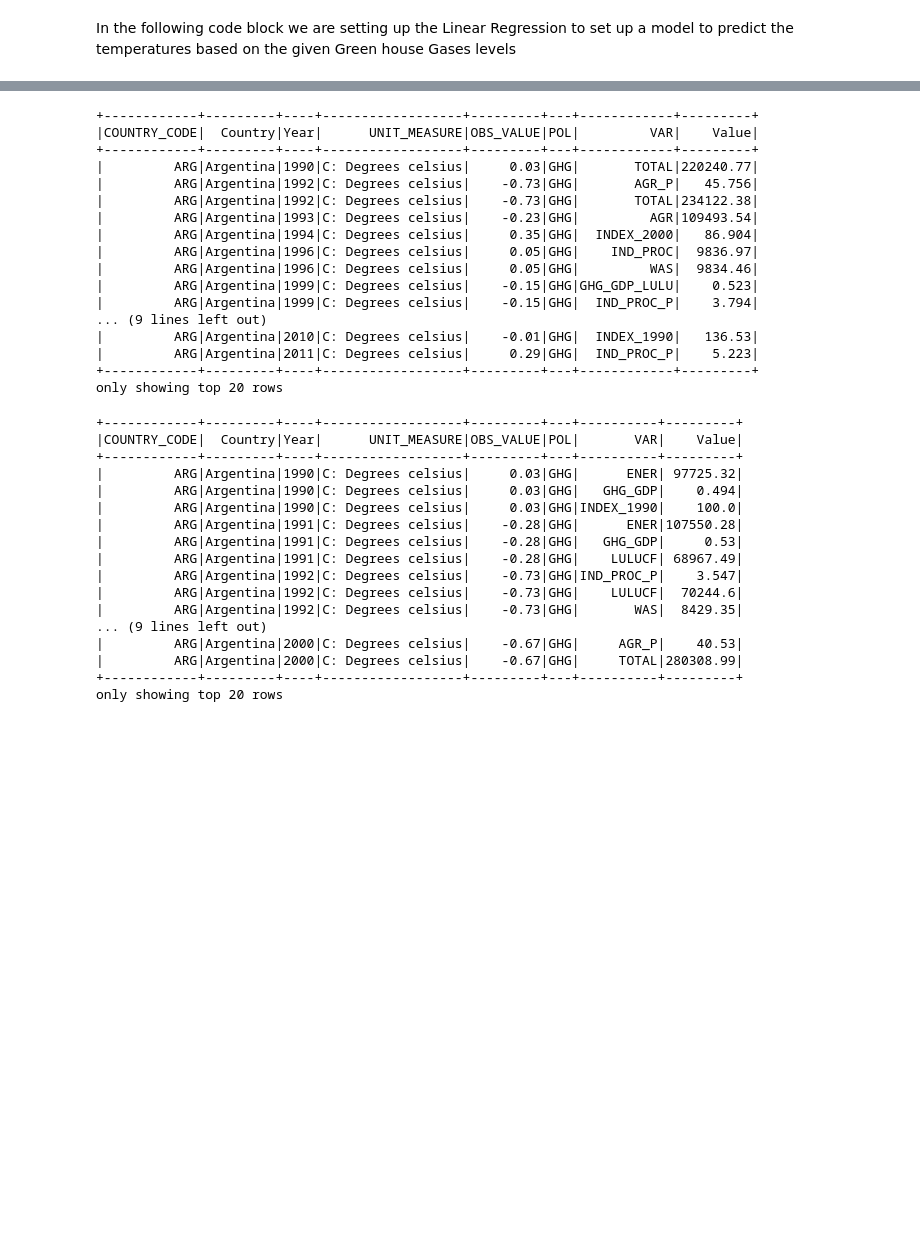
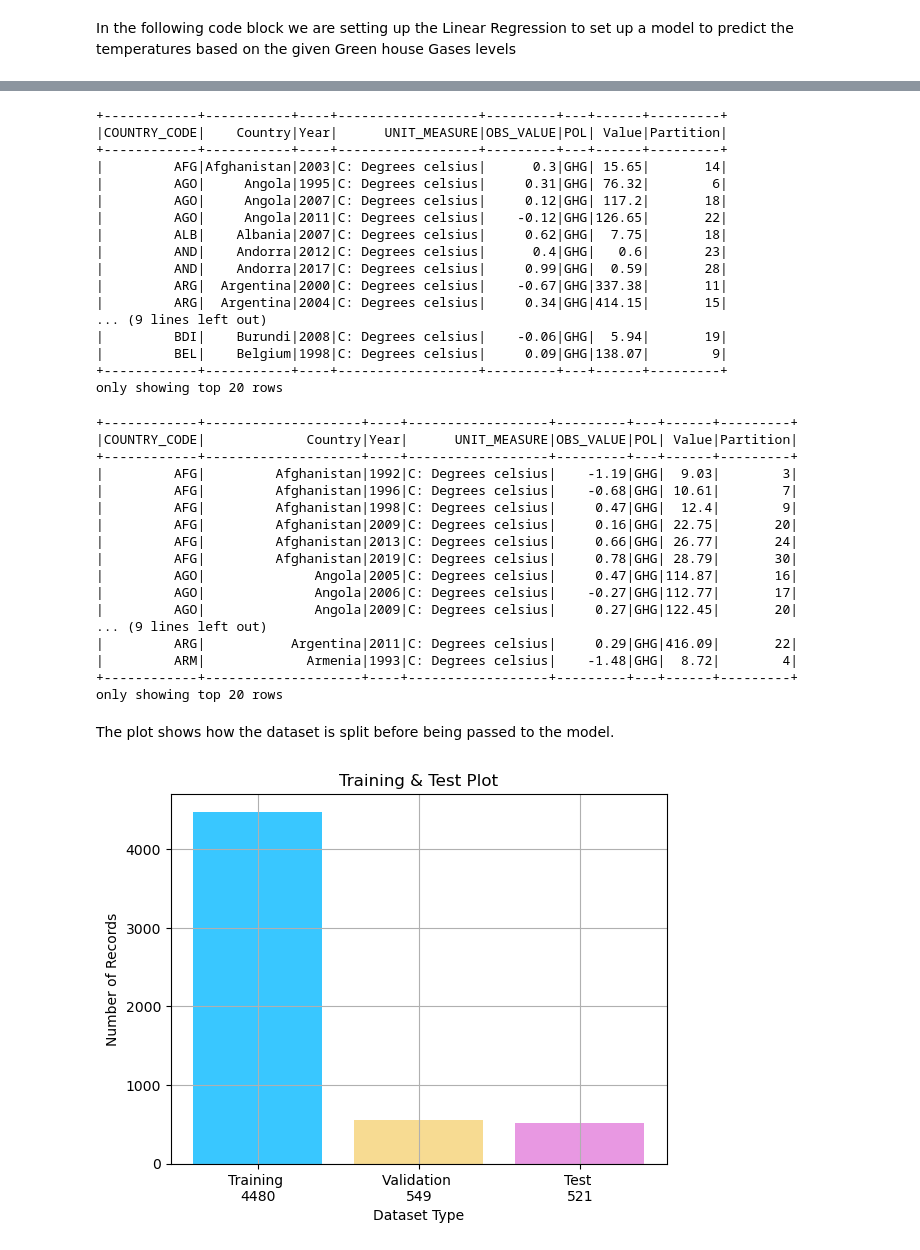
Before and after one commit to camagaKhan/BigDataProcessingClimateChange, a Jupyter notebook: notebooks/ClimateChange.ipynb, the cells around one changed output, grey strips where cells are left out. Saved outputs shown, nothing was run; the diff lists cells and outputs as text; code cells hidden in the pictures; blank space fills up the shorter version.

```diff
--- a/notebooks/ClimateChange.ipynb
+++ b/notebooks/ClimateChange.ipynb
@@ -117 +120,4 @@ climate_change_df.show()
 only showing top 20 rows
+# %%
+climate_change_df = climate_change_df.withColumn('Partition', dense_rank().over(Window.partitionBy('COUNTRY_CODE').orderBy('Year')))
+climate_change_df.show()
@@ -142,40 +186,42 @@ val, test = test.randomSplit([.5, .5], seed=42)
 # %%
 val.show()
 # %% [output]
-+------------+---------+----+------------------+---------+---+------------+---------+
-|COUNTRY_CODE|  Country|Year|      UNIT_MEASURE|OBS_VALUE|POL|         VAR|    Value|
-+------------+---------+----+------------------+---------+---+------------+---------+
-|         ARG|Argentina|1990|C: Degrees celsius|     0.03|GHG|       TOTAL|220240.77|
-|         ARG|Argentina|1992|C: Degrees celsius|    -0.73|GHG|       AGR_P|   45.756|
-|         ARG|Argentina|1992|C: Degrees celsius|    -0.73|GHG|       TOTAL|234122.38|
-|         ARG|Argentina|1993|C: Degrees celsius|    -0.23|GHG|         AGR|109493.54|
-|         ARG|Argentina|1994|C: Degrees celsius|     0.35|GHG|  INDEX_2000|   86.904|
-|         ARG|Argentina|1996|C: Degrees celsius|     0.05|GHG|    IND_PROC|  9836.97|
-|         ARG|Argentina|1996|C: Degrees celsius|     0.05|GHG|         WAS|  9834.46|
-|         ARG|Argentina|1999|C: Degrees celsius|    -0.15|GHG|GHG_GDP_LULU|    0.523|
-|         ARG|Argentina|1999|C: Degrees celsius|    -0.15|GHG|  IND_PROC_P|    3.794|
++------------+-----------+----+------------------+---------+---+------+---------+
+|COUNTRY_CODE|    Country|Year|      UNIT_MEASURE|OBS_VALUE|POL| Value|Partition|
++------------+-----------+----+------------------+---------+---+------+---------+
+|         AFG|Afghanistan|2003|C: Degrees celsius|      0.3|GHG| 15.65|       14|
+|         AGO|     Angola|1995|C: Degrees celsius|     0.31|GHG| 76.32|        6|
+|         AGO|     Angola|2007|C: Degrees celsius|     0.12|GHG| 117.2|       18|
+|         AGO|     Angola|2011|C: Degrees celsius|    -0.12|GHG|126.65|       22|
+|         ALB|    Albania|2007|C: Degrees celsius|     0.62|GHG|  7.75|       18|
+|         AND|    Andorra|2012|C: Degrees celsius|      0.4|GHG|   0.6|       23|
+|         AND|    Andorra|2017|C: Degrees celsius|     0.99|GHG|  0.59|       28|
+|         ARG|  Argentina|2000|C: Degrees celsius|    -0.67|GHG|337.38|       11|
+|         ARG|  Argentina|2004|C: Degrees celsius|     0.34|GHG|414.15|       15|
 ... (9 lines left out)
-|         ARG|Argentina|2010|C: Degrees celsius|    -0.01|GHG|  INDEX_1990|   136.53|
-|         ARG|Argentina|2011|C: Degrees celsius|     0.29|GHG|  IND_PROC_P|    5.223|
-+------------+---------+----+------------------+---------+---+------------+---------+
+|         BDI|    Burundi|2008|C: Degrees celsius|    -0.06|GHG|  5.94|       19|
+|         BEL|    Belgium|1998|C: Degrees celsius|     0.09|GHG|138.07|        9|
++------------+-----------+----+------------------+---------+---+------+---------+
 only showing top 20 rows
 # %%
 test.show()
 # %% [output]
-+------------+---------+----+------------------+---------+---+----------+---------+
-|COUNTRY_CODE|  Country|Year|      UNIT_MEASURE|OBS_VALUE|POL|       VAR|    Value|
-+------------+---------+----+------------------+---------+---+----------+---------+
-|         ARG|Argentina|1990|C: Degrees celsius|     0.03|GHG|      ENER| 97725.32|
-|         ARG|Argentina|1990|C: Degrees celsius|     0.03|GHG|   GHG_GDP|    0.494|
-|         ARG|Argentina|1990|C: Degrees celsius|     0.03|GHG|INDEX_1990|    100.0|
-|         ARG|Argentina|1991|C: Degrees celsius|    -0.28|GHG|      ENER|107550.28|
-|         ARG|Argentina|1991|C: Degrees celsius|    -0.28|GHG|   GHG_GDP|     0.53|
-|         ARG|Argentina|1991|C: Degrees celsius|    -0.28|GHG|    LULUCF| 68967.49|
-|         ARG|Argentina|1992|C: Degrees celsius|    -0.73|GHG|IND_PROC_P|    3.547|
-|         ARG|Argentina|1992|C: Degrees celsius|    -0.73|GHG|    LULUCF|  70244.6|
-|         ARG|Argentina|1992|C: Degrees celsius|    -0.73|GHG|       WAS|  8429.35|
++------------+--------------------+----+------------------+---------+---+------+---------+
+|COUNTRY_CODE|             Country|Year|      UNIT_MEASURE|OBS_VALUE|POL| Value|Partition|
++------------+--------------------+----+------------------+---------+---+------+---------+
+|         AFG|         Afghanistan|1992|C: Degrees celsius|    -1.19|GHG|  9.03|        3|
+|         AFG|         Afghanistan|1996|C: Degrees celsius|    -0.68|GHG| 10.61|        7|
+|         AFG|         Afghanistan|1998|C: Degrees celsius|     0.47|GHG|  12.4|        9|
+|         AFG|         Afghanistan|2009|C: Degrees celsius|     0.16|GHG| 22.75|       20|
+|         AFG|         Afghanistan|2013|C: Degrees celsius|     0.66|GHG| 26.77|       24|
+|         AFG|         Afghanistan|2019|C: Degrees celsius|     0.78|GHG| 28.79|       30|
+|         AGO|              Angola|2005|C: Degrees celsius|     0.47|GHG|114.87|       16|
+|         AGO|              Angola|2006|C: Degrees celsius|    -0.27|GHG|112.77|       17|
+|         AGO|              Angola|2009|C: Degrees celsius|     0.27|GHG|122.45|       20|
 ... (9 lines left out)
-|         ARG|Argentina|2000|C: Degrees celsius|    -0.67|GHG|     AGR_P|    40.53|
-|         ARG|Argentina|2000|C: Degrees celsius|    -0.67|GHG|     TOTAL|280308.99|
-+------------+---------+----+------------------+---------+---+----------+---------+
+|         ARG|           Argentina|2011|C: Degrees celsius|     0.29|GHG|416.09|       22|
+|         ARM|             Armenia|1993|C: Degrees celsius|    -1.48|GHG|  8.72|        4|
++------------+--------------------+----+------------------+---------+---+------+---------+
 only showing top 20 rows
+# %%
+dataset_count = (train.count(), val.count(), test.count())
@@ -181,0 +230,13 @@ only showing top 20 rows
+# %% [markdown]
+The plot shows how the dataset is split before being passed to the model.
+# %%
+x_axis = ['Training \n{0}'.format(dataset_count[0]), 'Validation \n{0}'.format(dataset_count[1]), 'Test \n{0}'.format(dataset_count[2])]
+y_axis = list(dataset_count)
+plt.bar(x_axis, y_axis, color=['#39C7FF', '#F7DB92', '#E898E2'])
+plt.title('Training & Test Plot')
+plt.xlabel('Dataset Type')
+plt.ylabel('Number of Records')
+plt.grid()
+plt.show()
+# %% [output]
+[figure, added]
```
Also changed, not shown: parts of 29 cells of this notebook, 10 other files.
